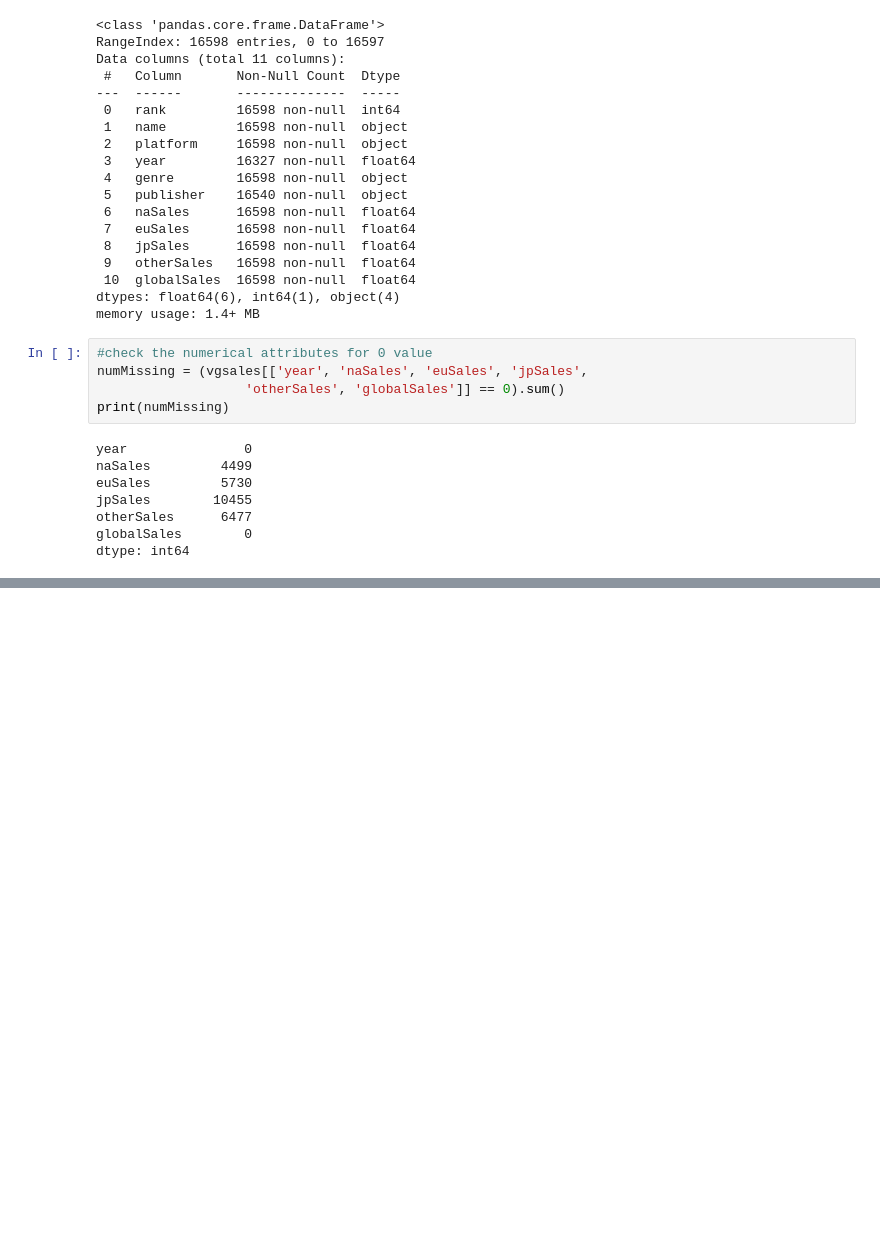
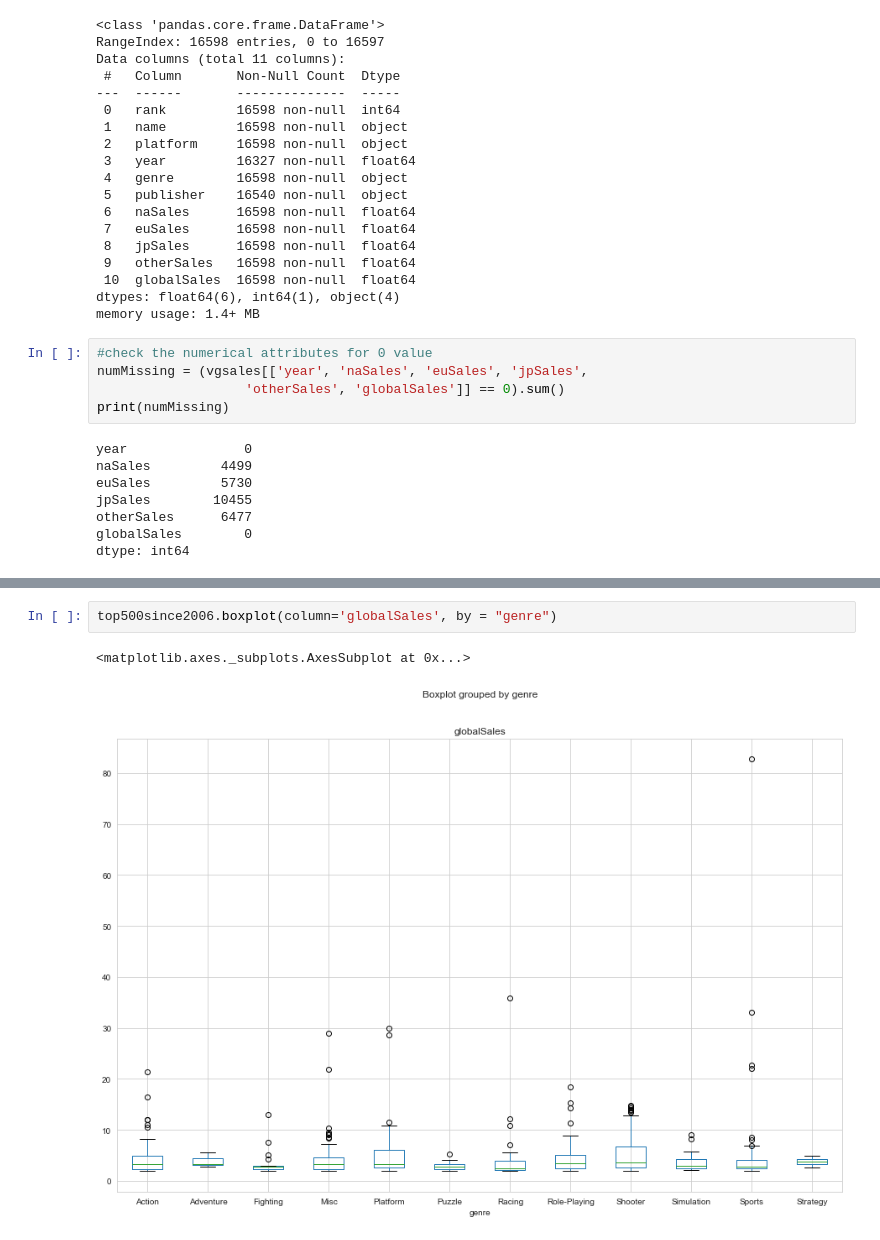
Before and after one commit to jhgalvin/DS_Project, a Jupyter notebook: dsProject .ipynb, the cells around one changed output, grey strips where cells are left out. Drawn from its saved outputs; the diff is of its cells as text; blank space fills up the shorter version.

```diff
--- a/dsProject .ipynb
+++ b/dsProject .ipynb
@@ -114,0 +160,5 @@ globalSalesHist = vgSales2000.hist(column = 'globalSales', by = 'platform', bins
+# %%
+top500since2006.boxplot(column='globalSales', by = "genre")
+# %% [output]
+<matplotlib.axes._subplots.AxesSubplot at 0x...>
+[figure, added]
```
Also changed, not shown: parts of 14 cells of this notebook.
